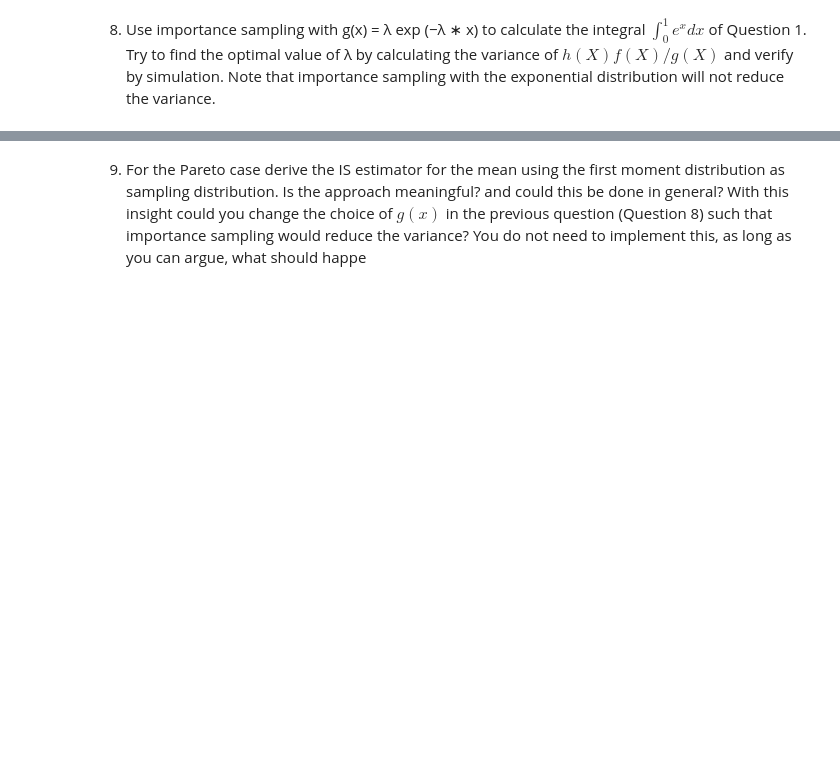
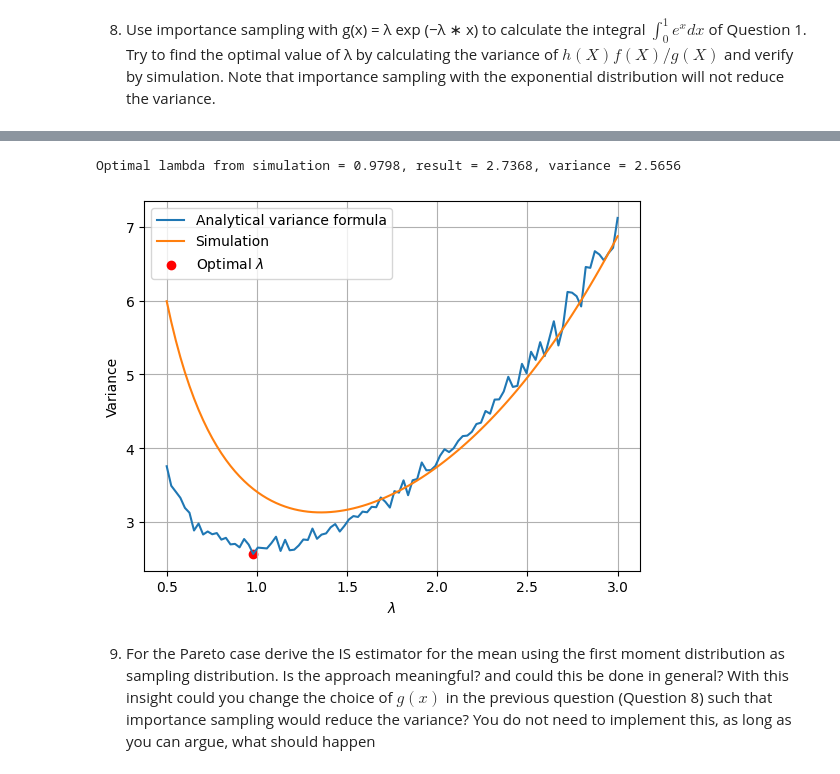
Before and after one commit to manufer20/stochastic-simulation, a Jupyter notebook: Ex_5_VarianceReduction.ipynb, the cells around one changed output, grey strips where cells are left out. Saved outputs shown, nothing was run; the diff lists cells and outputs as text; code cells hidden in the pictures; blank space fills up the shorter version.

```diff
--- a/Ex_5_VarianceReduction.ipynb
+++ b/Ex_5_VarianceReduction.ipynb
@@ -49,7 +51,7 @@ def CI(data, alpha = 0.05):
     return mean, lower, upper, variance
 
 # Obtain the CI and variance from crude method
-mean, lower, upper, variance = CI(np.exp(U))
+mean, lower, upper, variance = CI(eU)
 # %%
 print(f"The estimate for the integral of exp(x) from 0 -> 1 is: {X_bar:.4f}")
 print(f"The variance of the estimate is: {variance:.4f}")
@@ -115,3 +708,49 @@ distribution will not reduce the variance.
+# %%
+n = 10000
+
+def IS(n, l):
+    def g(x, l):
+        return l * np.exp(-l * x)
+    Z = np.random.exponential(1/l, n)
+
+    # Indicator function
+    Z = Z[(Z>=0) & (Z<=1)]
+
+    W = np.exp(Z) / g(Z, l)
+    return np.mean(W), np.var(W)
+
+# Initialize optimal values
+mean_opt = None
+var_opt = None
+l_opt = None
+
+# lambda values
+var_list = []
+l_list = np.linspace(0.5, 3, 100)
+
+for l in l_list:
+    mean, variance = IS(n, l)
+    var_list.append(variance)
+    if var_opt is None or variance < var_opt:
+        mean_opt = mean
+        var_opt = variance
+        l_opt = l
+
+print(f'Optimal lambda from simulation = {l_opt:.4f}, result = {mean_opt:.4f}, variance = {var_opt:.4f}')
+# %% [output]
+Optimal lambda from simulation = 0.9798, result = 2.7368, variance = 2.5656
+# %%
+# Plotting
+plt.plot(l_list, var_list)
+plt.plot(l_list, analytic(l_list))
+plt.scatter(l_opt, var_opt, color='red')
+plt.legend(['Analytical variance formula','Simulation',r'Optimal $\lambda$'])
+plt.xlabel(r'$\lambda$')
+plt.ylabel('Variance')
+plt.grid()
+plt.show()
+# %% [output]
+[figure, added]
 # %% [markdown]
 9. For the Pareto case derive the IS estimator for the mean using the
 first moment distribution as sampling distribution. Is the approach
@@ -119,4 +758,4 @@ meaningful? and could this be done in general? With this insight
 could you change the choice of $ g(x) $ in the previous question
 (Question 8) such that importance sampling would reduce the
 variance? You do not need to implement this, as long as you can
-argue, what should happe
+argue, what should happen
```
Also changed, not shown: parts of 45 cells of this notebook.
